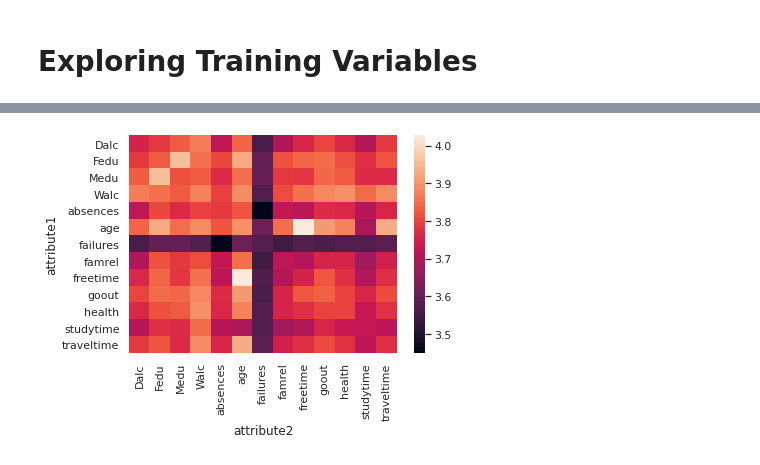
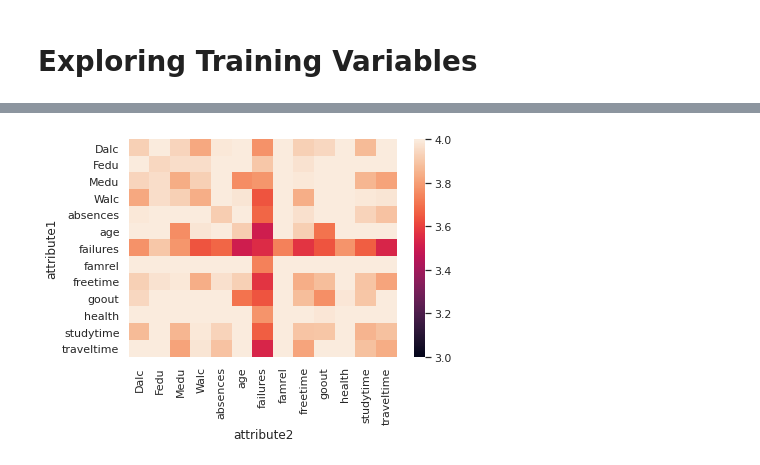
Before and after one commit to coffeeboost/SML-grade-predictor, a Jupyter notebook: CAIS_Kaggle.ipynb, the cells around one changed output, grey strips where cells are left out. Saved outputs shown, nothing was run; the diff lists cells and outputs as text; code cells hidden in the pictures.

```diff
--- a/CAIS_Kaggle.ipynb
+++ b/CAIS_Kaggle.ipynb
@@ -1158,7 +1159,7 @@ trainset
 731 rows × 15 columns
 # %%
 def training(X_train,y_train,X_predict,y_actual):
-  regr = RandomForestRegressor(max_depth=2, random_state=0)
+  regr = RandomForestRegressor( random_state=0)
   regr.fit(X_train,y_train)
   y_predicted = regr.predict(X_predict)
   rms = sqrt(mean_squared_error(y_actual, y_predicted))
@@ -1199,7 +1184,7 @@ df123
 # %%
 # #plotting rmse results
 sns.set()
 result = df123.pivot(index='attribute1', columns='attribute2',values='rmse')
-g = sns.heatmap(result)
+g = sns.heatmap(result,vmin=3,vmax=4)
 # %% [output]
-[figure, old version]
+[figure, new version]
```
Also changed, not shown: parts of 5 cells of this notebook.
